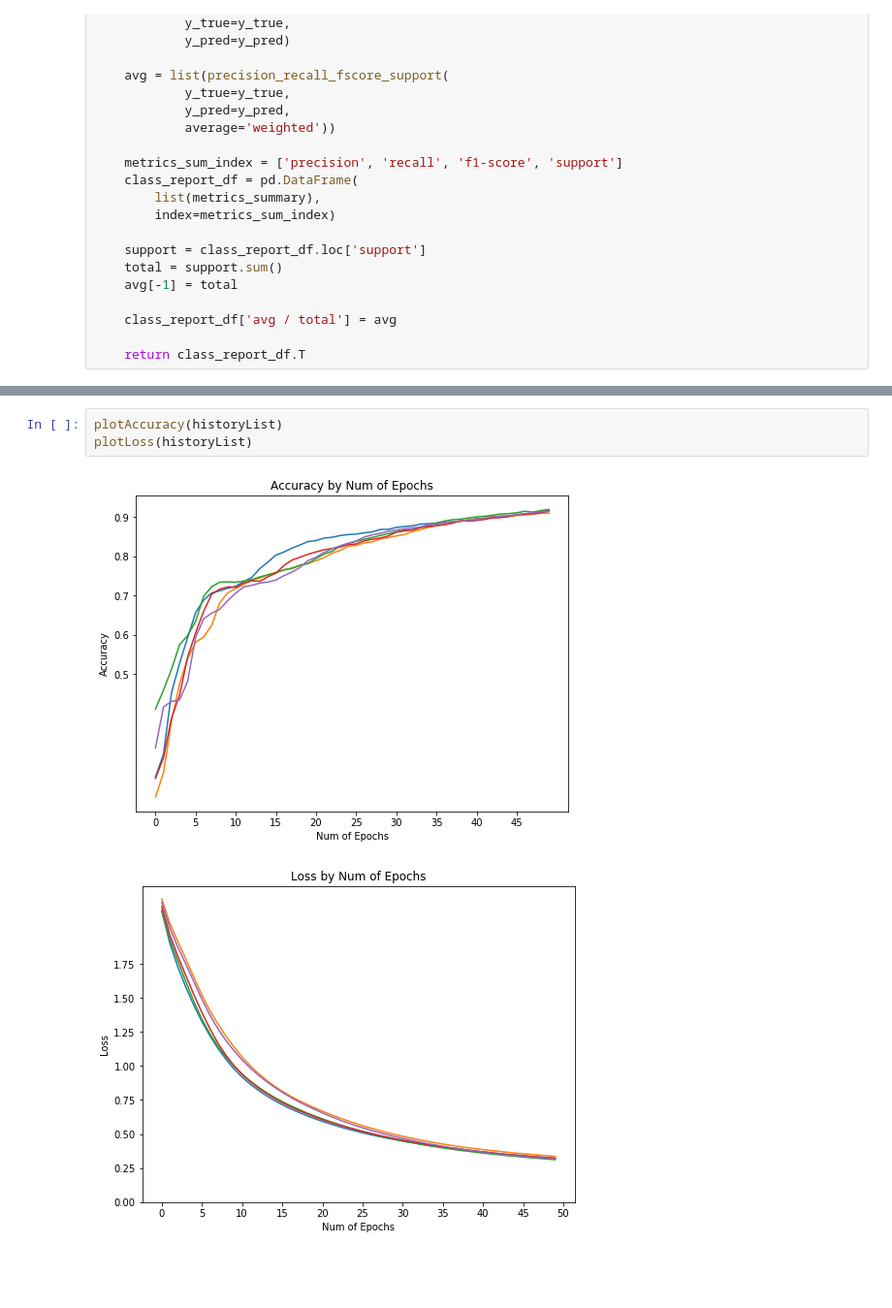
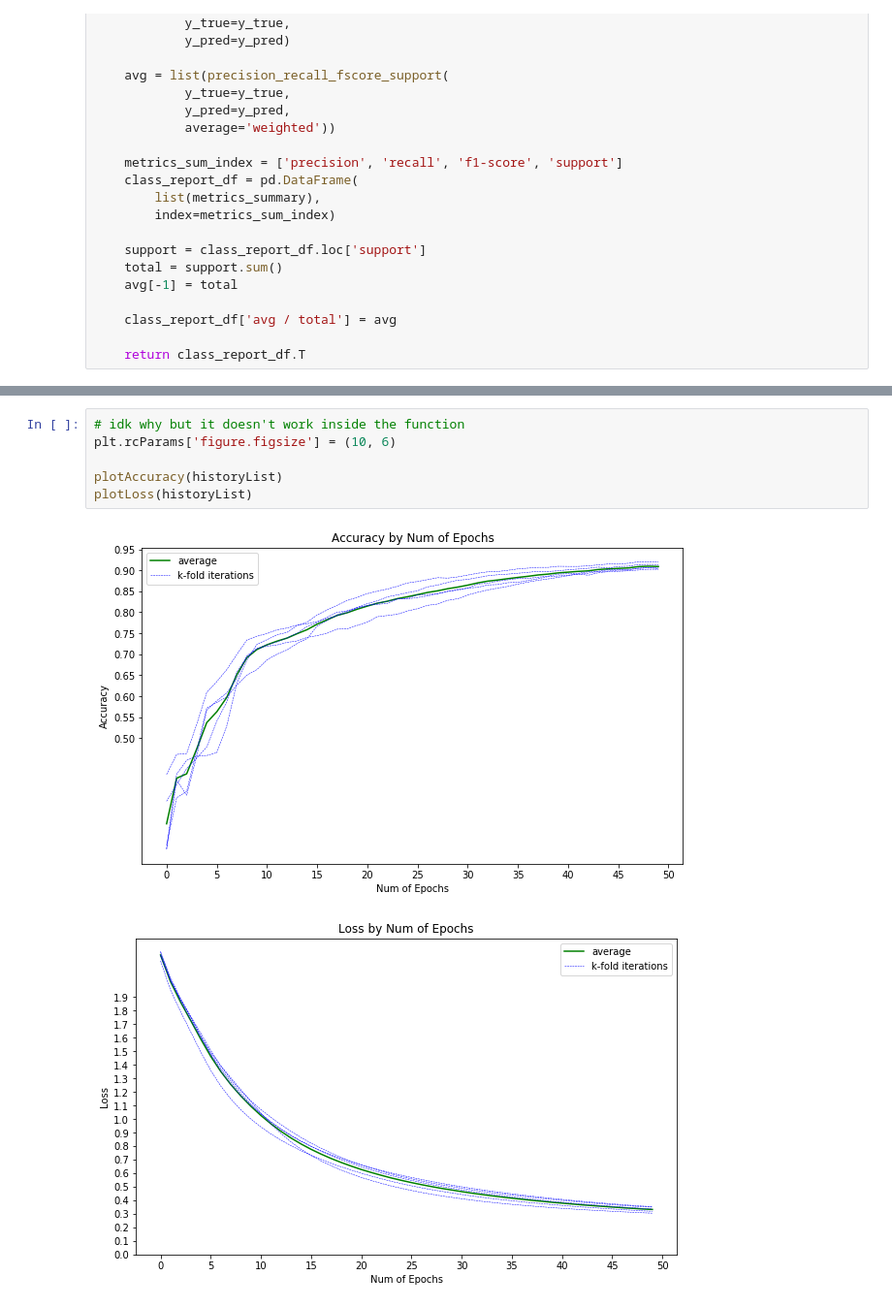
Before and after one commit to diogotorres97/feup-iart, a Jupyter notebook: notebook/anuran_data_visualization.ipynb, the cells around one changed output, grey strips where cells are left out. Shown at 97% size. Saved outputs shown, nothing was run; the diff lists cells and outputs as text; blank space fills up the shorter version.

```diff
--- a/notebook/anuran_data_visualization.ipynb
+++ b/notebook/anuran_data_visualization.ipynb
@@ -289,9 +288,12 @@ avg / total       0.91      0.91      0.90       964
-# %%
-plotAccuracy(historyList)
-plotLoss(historyList)
-# %% [output]
-[figure, removed]
-[figure, removed]
+# %%
+# idk why but it doesn't work inside the function
+plt.rcParams['figure.figsize'] = (10, 6)
+
+plotAccuracy(historyList)
+plotLoss(historyList)
+# %% [output]
+[figure, added]
+[figure, added]
 # %%
 %matplotlib inline
 import matplotlib.pyplot as plt
```
Also changed, not shown: parts of 5 cells of this notebook.
